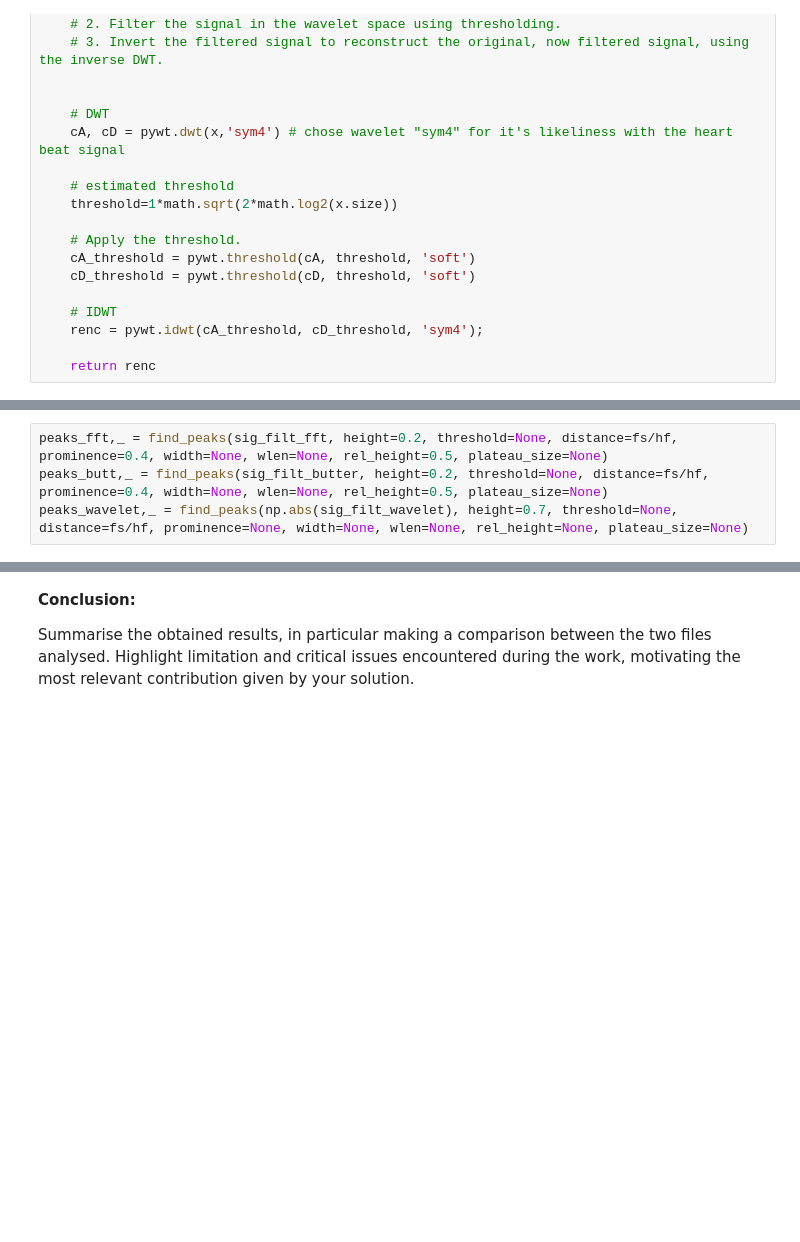
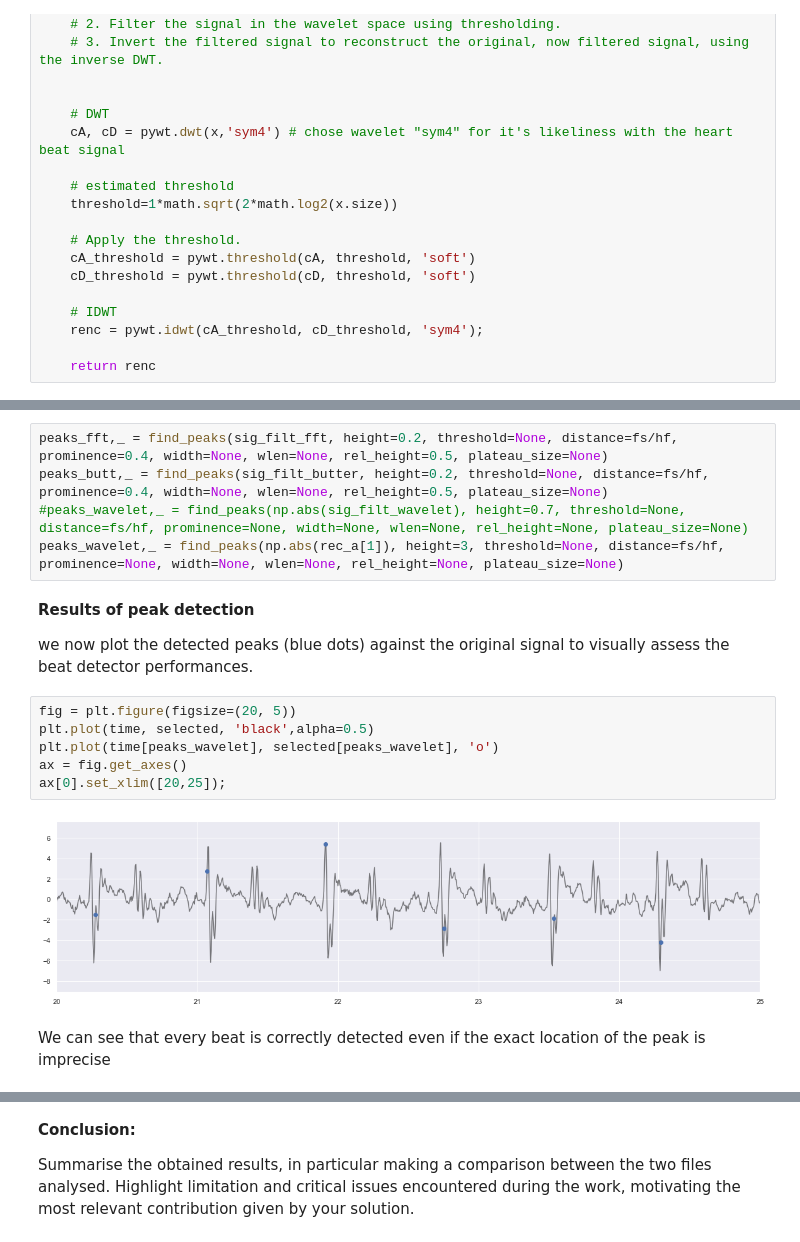
Before and after one commit to CrostaBot/HeartRateEstimation, a Jupyter notebook: SCG.ipynb, the cells around one changed output, grey strips where cells are left out. Drawn from its saved outputs; the diff is of its cells as text; blank space fills up the shorter version.

```diff
--- a/SCG.ipynb
+++ b/SCG.ipynb
@@ -477,7 +538,22 @@ For detecting the peaks in the filtered signal we make use of the find_peaks fro
 # %%
 peaks_fft,_ = find_peaks(sig_filt_fft, height=0.2, threshold=None, distance=fs/hf, prominence=0.4, width=None, wlen=None, rel_height=0.5, plateau_size=None)
 peaks_butt,_ = find_peaks(sig_filt_butter, height=0.2, threshold=None, distance=fs/hf, prominence=0.4, width=None, wlen=None, rel_height=0.5, plateau_size=None)
-peaks_wavelet,_ = find_peaks(np.abs(sig_filt_wavelet), height=0.7, threshold=None, distance=fs/hf, prominence=None, width=None, wlen=None, rel_height=None, plateau_size=None)
+#peaks_wavelet,_ = find_peaks(np.abs(sig_filt_wavelet), height=0.7, threshold=None, distance=fs/hf, prominence=None, width=None, wlen=None, rel_height=None, plateau_size=None)
+peaks_wavelet,_ = find_peaks(np.abs(rec_a[1]), height=3, threshold=None, distance=fs/hf, prominence=None, width=None, wlen=None, rel_height=None, plateau_size=None)
+# %% [markdown]
+**Results of peak detection**
+
+we now plot the detected peaks (blue dots) against the original signal to visually assess the beat detector performances.
+# %%
+fig = plt.figure(figsize=(20, 5))
+plt.plot(time, selected, 'black',alpha=0.5)
+plt.plot(time[peaks_wavelet], selected[peaks_wavelet], 'o')
+ax = fig.get_axes()
+ax[0].set_xlim([20,25]);
+# %% [output]
+[figure, added]
+# %% [markdown]
+We can see that every beat is correctly detected even if the exact location of the peak is imprecise
 # %% [markdown]
 **Metrics:**
 
```
Also changed, not shown: parts of 16 cells of this notebook.
